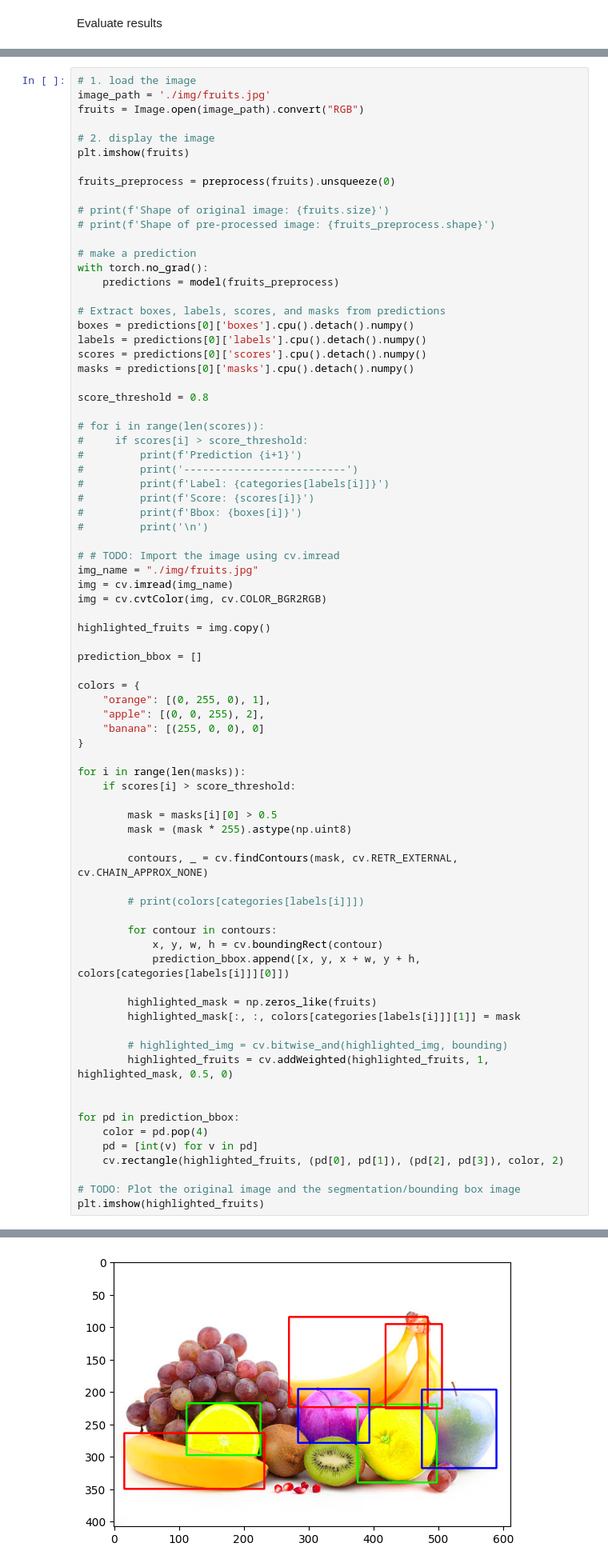
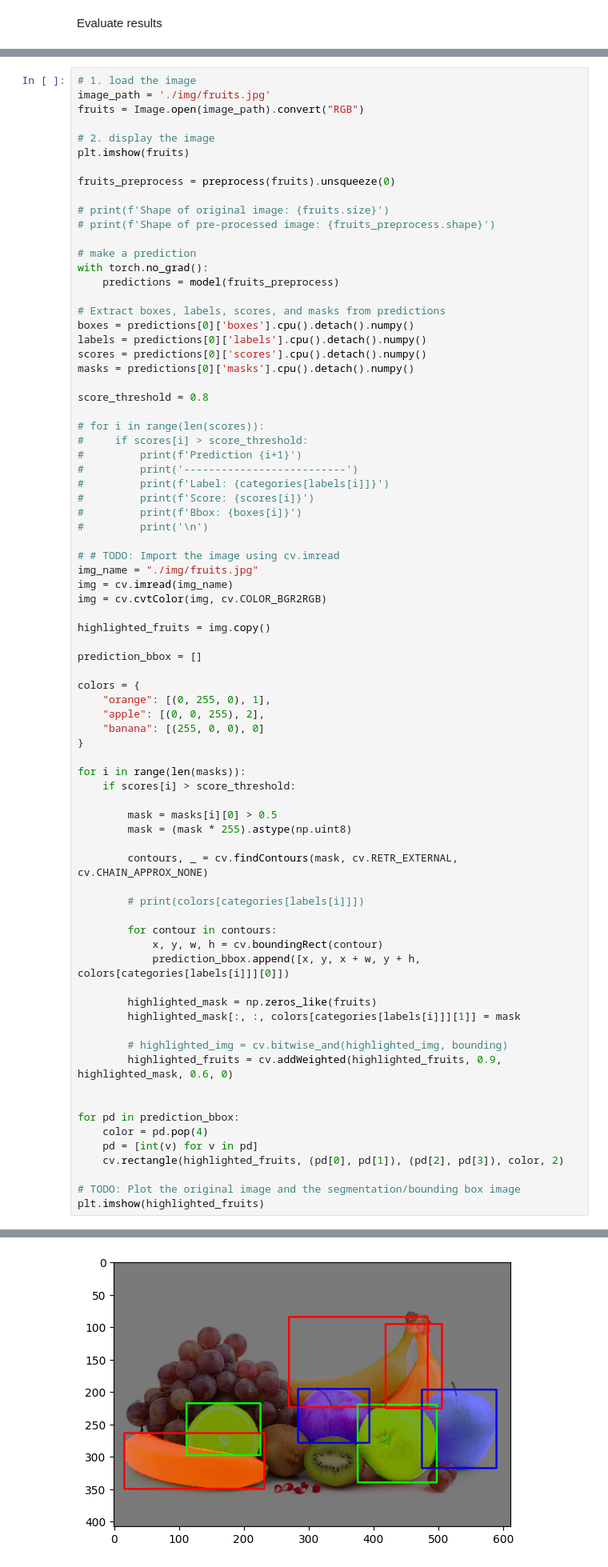
Before and after one commit to EarlJr53/robosys-orange-detection-cv, a Jupyter notebook: lesson2_brooke.ipynb, the cells around one changed output, grey strips where cells are left out. Shown at 80% size. Cells and saved outputs as stored; diff of their text form.

```diff
--- a/lesson2_brooke.ipynb
+++ b/lesson2_brooke.ipynb
@@ -316,32 +316,32 @@ colors = {
 
 for i in range(len(masks)):
     if scores[i] > score_threshold:
 
         mask = masks[i][0] > 0.5
         mask = (mask * 255).astype(np.uint8)
 
         contours, _ = cv.findContours(mask, cv.RETR_EXTERNAL, cv.CHAIN_APPROX_NONE)
 
         # print(colors[categories[labels[i]]])
 
         for contour in contours:
             x, y, w, h = cv.boundingRect(contour)
             prediction_bbox.append([x, y, x + w, y + h, colors[categories[labels[i]]][0]])
 
         highlighted_mask = np.zeros_like(fruits)
         highlighted_mask[:, :, colors[categories[labels[i]]][1]] = mask
 
         # highlighted_img = cv.bitwise_and(highlighted_img, bounding)
-        highlighted_fruits = cv.addWeighted(highlighted_fruits, 1, highlighted_mask, 0.5, 0)
+        highlighted_fruits = cv.addWeighted(highlighted_fruits, 0.9, highlighted_mask, 0.6, 0)
 
 
 for pd in prediction_bbox:
     color = pd.pop(4)
     pd = [int(v) for v in pd]
     cv.rectangle(highlighted_fruits, (pd[0], pd[1]), (pd[2], pd[3]), color, 2)
 
 # TODO: Plot the original image and the segmentation/bounding box image
 plt.imshow(highlighted_fruits)
 # %% [output]
 <matplotlib.image.AxesImage at 0x...>
-[figure, old version]
+[figure, new version]
```
